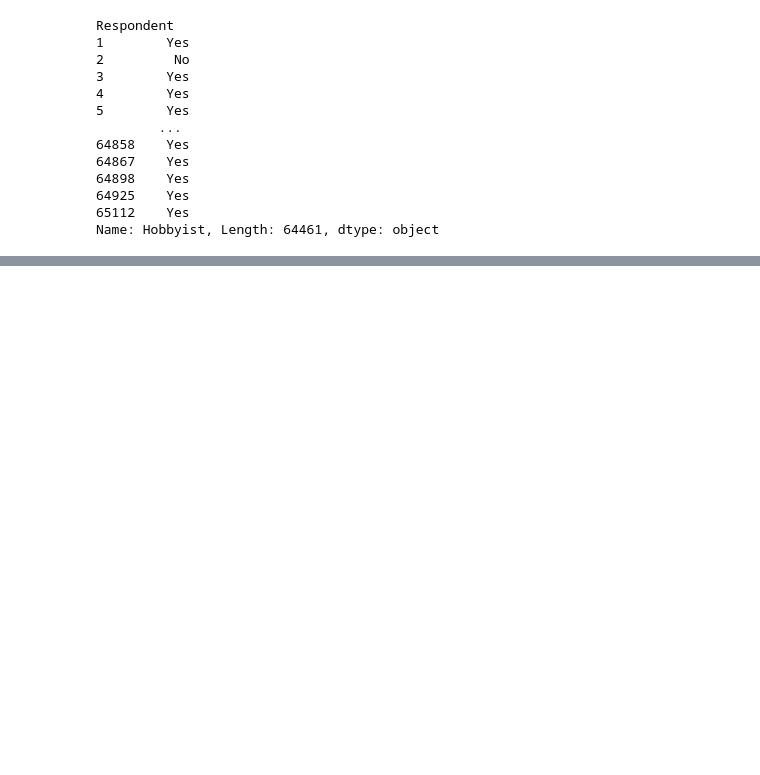
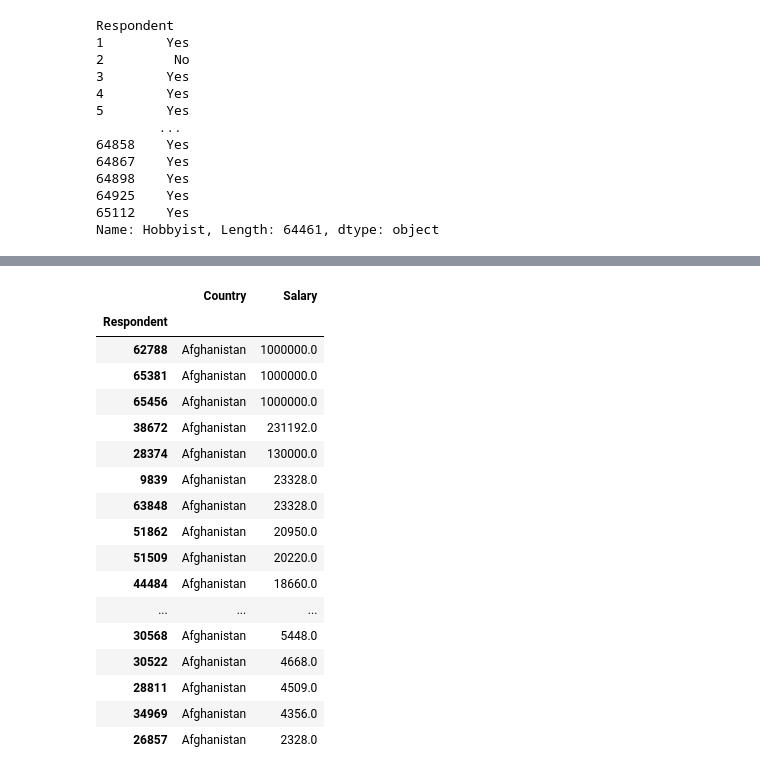
Before and after one commit to Hassanalihazaraa/pandas, a Jupyter notebook: learning_pandas.ipynb, the cells around one changed output, grey strips where cells are left out. Saved outputs shown, nothing was run; the diff lists cells and outputs as text; code cells hidden in the pictures; blank space fills up the shorter version.

```diff
--- a/learning_pandas.ipynb
+++ b/learning_pandas.ipynb
@@ -250,0 +237,21 @@ Name: Hobbyist, Length: 64461, dtype: object
+# %%
+df[['Country', 'Salary']].head(20)
+# %% [output]
+|  | Country | Salary |
+| Respondent |  |  |
+| 62788 | Afghanistan | 1000000.0 |
+| 65381 | Afghanistan | 1000000.0 |
+| 65456 | Afghanistan | 1000000.0 |
+| 38672 | Afghanistan | 231192.0 |
+| 28374 | Afghanistan | 130000.0 |
+| 9839 | Afghanistan | 23328.0 |
+| 63848 | Afghanistan | 23328.0 |
+| 51862 | Afghanistan | 20950.0 |
+| 51509 | Afghanistan | 20220.0 |
+| 44484 | Afghanistan | 18660.0 |
+| ... | ... | ... |
+| 30568 | Afghanistan | 5448.0 |
+| 30522 | Afghanistan | 4668.0 |
+| 28811 | Afghanistan | 4509.0 |
+| 34969 | Afghanistan | 4356.0 |
+| 26857 | Afghanistan | 2328.0 |
```
Also changed, not shown: parts of 5 cells of this notebook, 2 other files.
